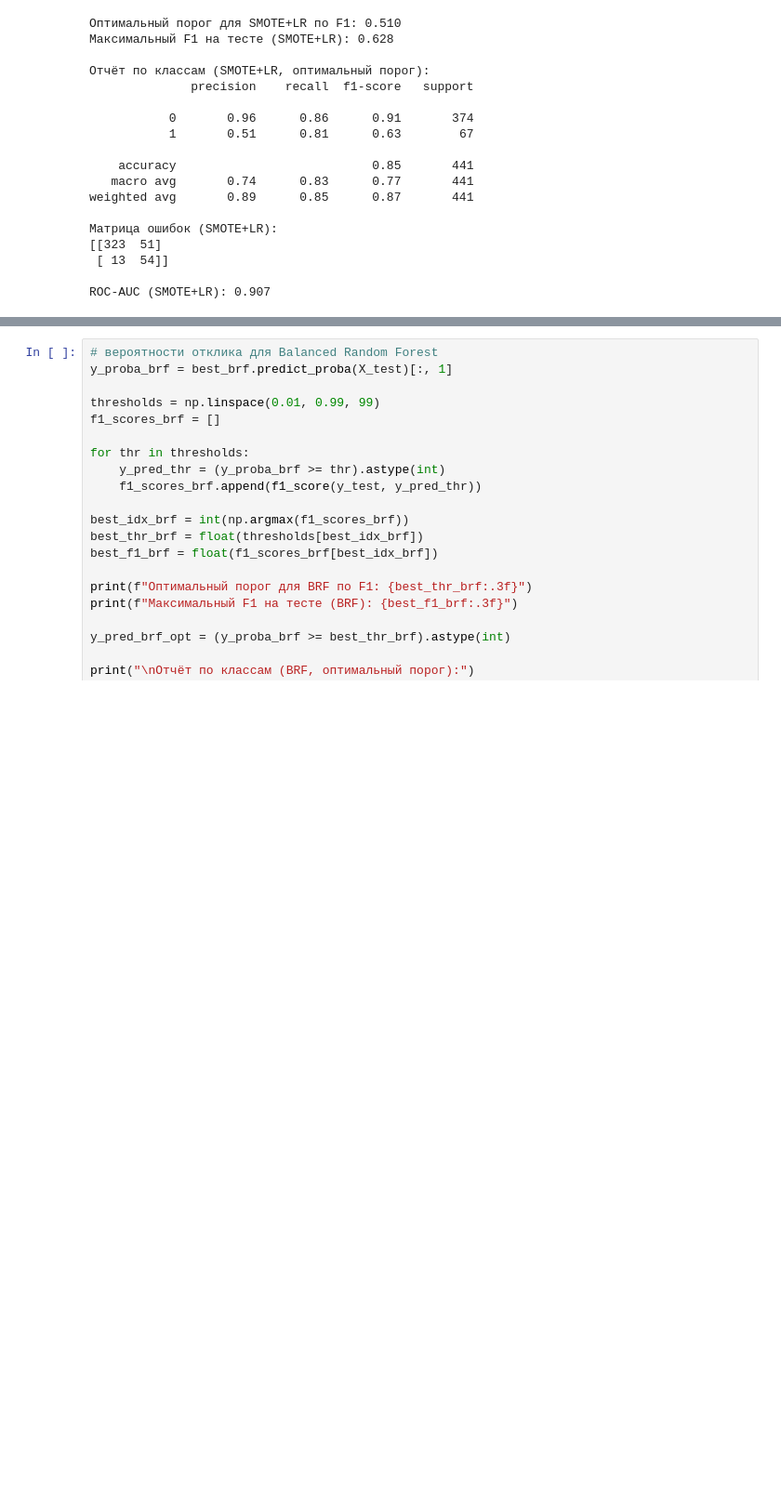
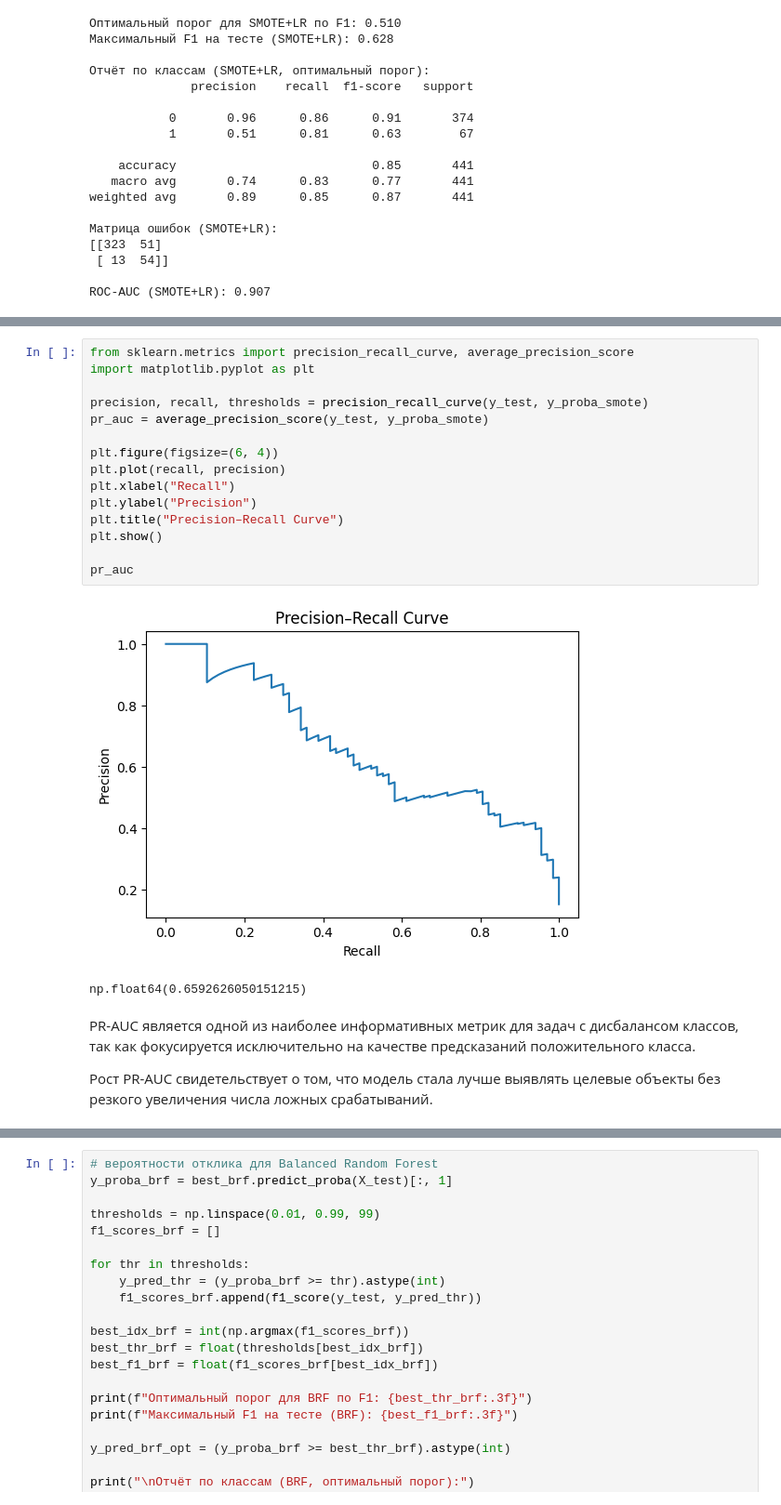
Before and after one commit to boiarchuk-a/Data-project, a Jupyter notebook: my_model.ipynb, the cells around one changed output, grey strips where cells are left out. Shown at 93% size. Drawn from its saved outputs; the diff is of its cells as text; blank space fills up the shorter version.

```diff
--- a/my_model.ipynb
+++ b/my_model.ipynb
@@ -805,0 +861,22 @@ ROC-AUC (SMOTE+LR): 0.907
+# %%
+from sklearn.metrics import precision_recall_curve, average_precision_score
+import matplotlib.pyplot as plt
+
+precision, recall, thresholds = precision_recall_curve(y_test, y_proba_smote)
+pr_auc = average_precision_score(y_test, y_proba_smote)
+
+plt.figure(figsize=(6, 4))
+plt.plot(recall, precision)
+plt.xlabel("Recall")
+plt.ylabel("Precision")
+plt.title("Precision–Recall Curve")
+plt.show()
+
+pr_auc
+# %% [output]
+[figure, added]
+np.float64(0.6592626050151215)
+# %% [markdown]
+PR-AUC является одной из наиболее информативных метрик для задач с дисбалансом классов, так как фокусируется исключительно на качестве предсказаний положительного класса.
+
+Рост PR-AUC свидетельствует о том, что модель стала лучше выявлять целевые объекты без резкого увеличения числа ложных срабатываний.
```
Also changed, not shown: parts of 25 cells of this notebook.
